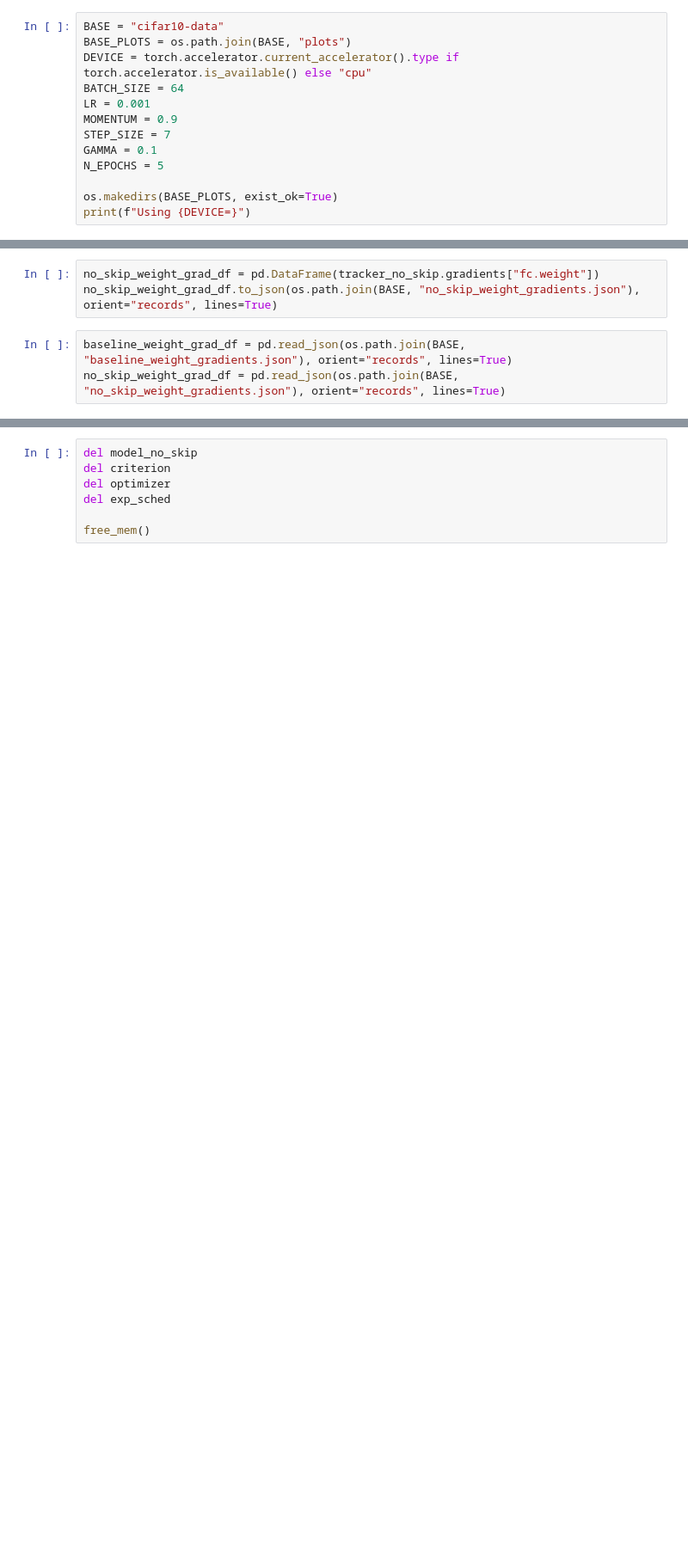
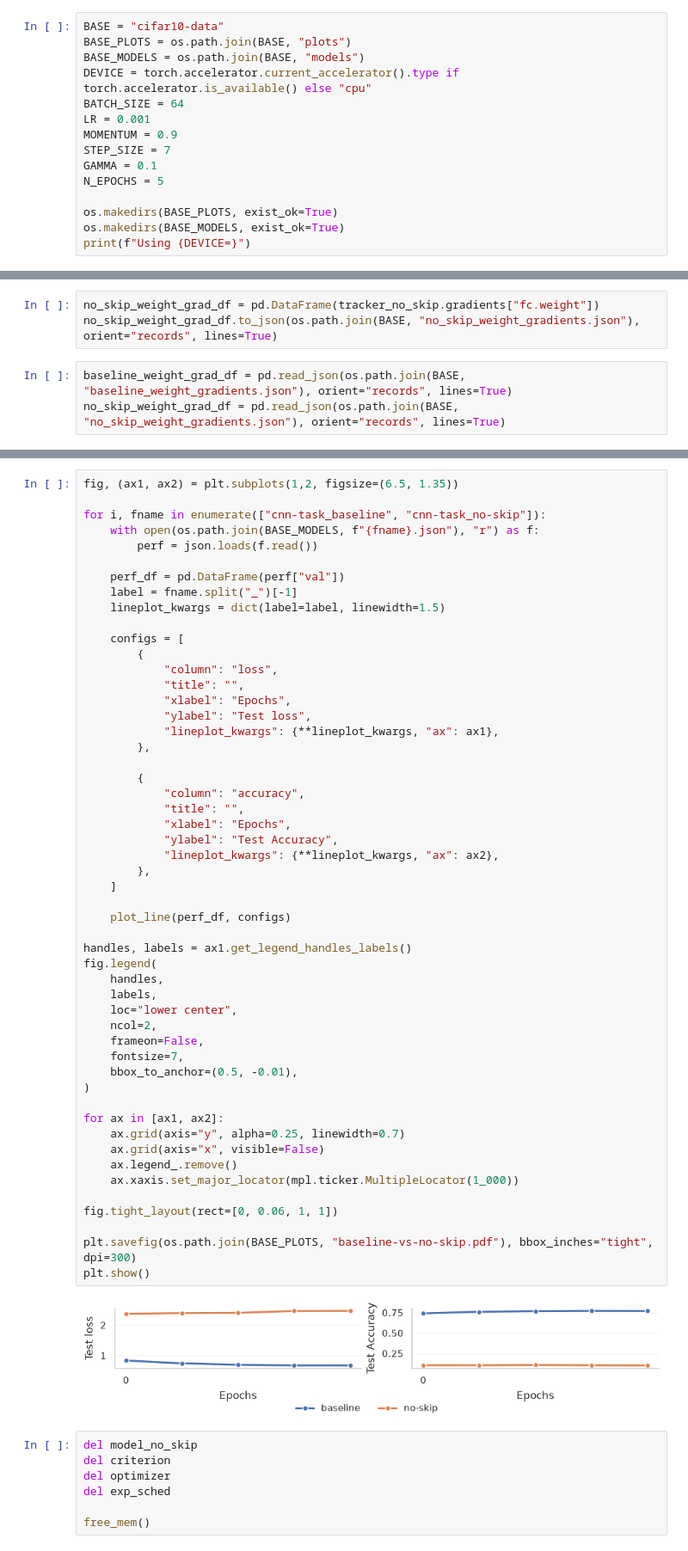
Before and after one commit to l-laidev/Advanced-Topics-in-Machine-Learning, a Jupyter notebook: PA0/Task 1 Inner Workings of ResNet-152.ipynb, the cells around one changed output, grey strips where cells are left out. Shown at 86% size. Saved outputs shown, nothing was run; the diff lists cells and outputs as text; blank space fills up the shorter version.

```diff
--- a/PA0/Task 1 Inner Workings of ResNet-152.ipynb
+++ b/PA0/Task 1 Inner Workings of ResNet-152.ipynb
@@ -18,6 +17,7 @@ plt.ion();
 # %%
 BASE = "cifar10-data"
 BASE_PLOTS = os.path.join(BASE, "plots")
+BASE_MODELS = os.path.join(BASE, "models")
 DEVICE = torch.accelerator.current_accelerator().type if torch.accelerator.is_available() else "cpu"
 BATCH_SIZE = 64
 LR = 0.001
@@ -27,6 +27,7 @@ GAMMA = 0.1
 N_EPOCHS = 5
 
 os.makedirs(BASE_PLOTS, exist_ok=True)
+os.makedirs(BASE_MODELS, exist_ok=True)
 print(f"Using {DEVICE=}")
 # %% [output]
 Using DEVICE='cuda'
@@ -213,3 +241,57 @@ plt.show()
+# %%
+fig, (ax1, ax2) = plt.subplots(1,2, figsize=(6.5, 1.35))
+
+for i, fname in enumerate(["cnn-task_baseline", "cnn-task_no-skip"]):
+    with open(os.path.join(BASE_MODELS, f"{fname}.json"), "r") as f:
+        perf = json.loads(f.read())
+
+    perf_df = pd.DataFrame(perf["val"])
+    label = fname.split("_")[-1]
+    lineplot_kwargs = dict(label=label, linewidth=1.5)
+
+    configs = [
+        {
+            "column": "loss",
+            "title": "",
+            "xlabel": "Epochs",
+            "ylabel": "Test loss",
+            "lineplot_kwargs": {**lineplot_kwargs, "ax": ax1},
+        },
+
+        {
+            "column": "accuracy",
+            "title": "",
+            "xlabel": "Epochs",
+            "ylabel": "Test Accuracy",
+            "lineplot_kwargs": {**lineplot_kwargs, "ax": ax2},
+        },
+    ]
+
+    plot_line(perf_df, configs)
+
+handles, labels = ax1.get_legend_handles_labels()
+fig.legend(
+    handles,
+    labels,
+    loc="lower center",
+    ncol=2,
+    frameon=False,
+    fontsize=7,
+    bbox_to_anchor=(0.5, -0.01),
+)
+
+for ax in [ax1, ax2]:
+    ax.grid(axis="y", alpha=0.25, linewidth=0.7)
+    ax.grid(axis="x", visible=False)
+    ax.legend_.remove()
+    ax.xaxis.set_major_locator(mpl.ticker.MultipleLocator(1_000))
+
+fig.tight_layout(rect=[0, 0.06, 1, 1])
+
+plt.savefig(os.path.join(BASE_PLOTS, "baseline-vs-no-skip.pdf"), bbox_inches="tight", dpi=300)
+plt.show()
+# %% [output]
+[figure, added]
 # %%
 del model_no_skip
 del criterion
```
Also changed, not shown: parts of 8 cells of this notebook, 8 other files.
